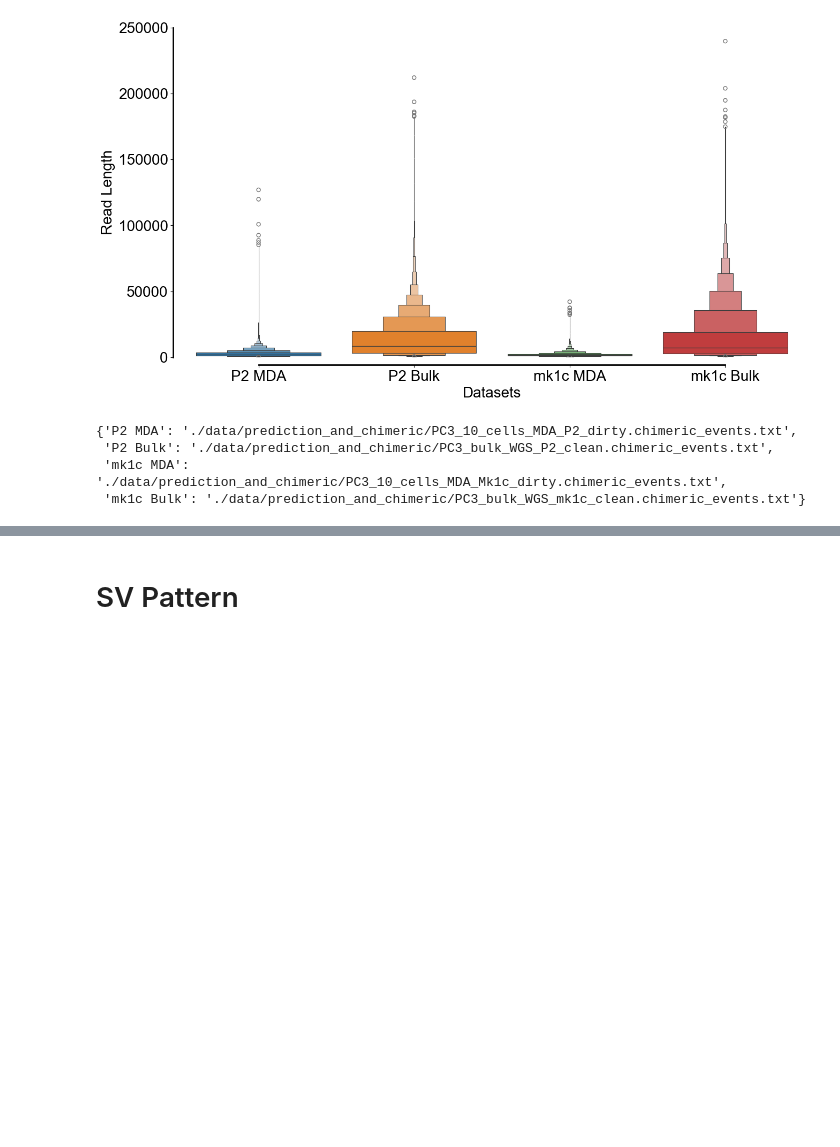
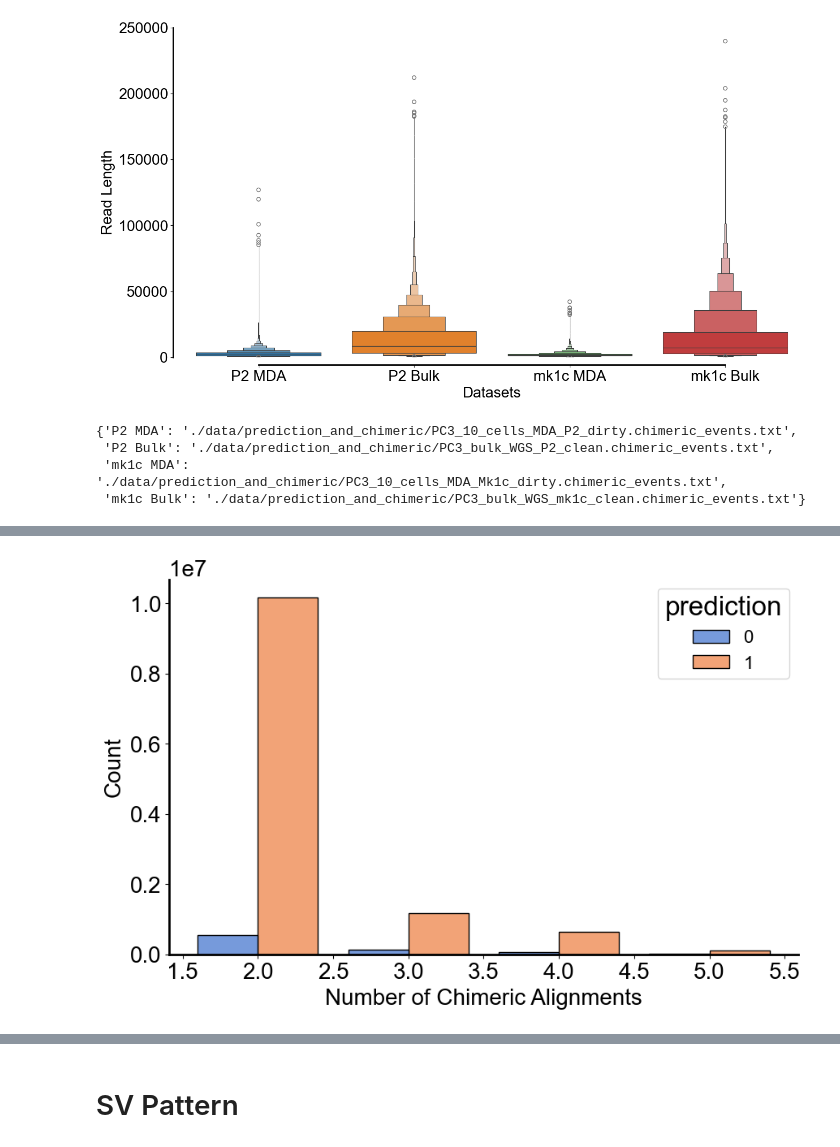
Before and after one commit to cauliyang/chimeralm_paper, a Jupyter notebook: figures/draw_figures.ipynb, the cells around one changed output, grey strips where cells are left out. Cells and saved outputs as stored; diff of their text form; code cells hidden in the pictures; blank space fills up the shorter version.

```diff
--- a/figures/draw_figures.ipynb
+++ b/figures/draw_figures.ipynb
@@ -542,0 +636,41 @@ plot_read_length_distribution_from_npz(
+# %%
+p2_data_by_prediciton  = anno(
+    prediction_file=Path(
+        "./data/prediction_and_chimeric/hyena_p2_765108_bulk_p2_predicts.txt"
+    ),
+    chimeric_events_file=Path(
+        "./data/prediction_and_chimeric/PC3_10_cells_MDA_P2_dirty.chimeric_events.txt"
+    ),
+)
+
+mk1c_data_by_prediction = anno(
+    prediction_file=Path(
+        "./data/prediction_and_chimeric/hyena_p2_765108_bulk_mk1c_predicts.txt"
+    ),
+    chimeric_events_file=Path(
+        "./data/prediction_and_chimeric/PC3_10_cells_MDA_Mk1c_dirty.chimeric_events.txt"
+    ))
+# %%
+def draw_chimeric_alignments_histogram_by_prediction(result: dict[str, list[int]], figsize=(10, 6), filter_num_chimeric_alignments=5, figname=None):
+    result_df = pd.DataFrame(
+        [(key, *value) for key, value in result.items()],
+        columns=["read_name", "num_chimeric_alignments", "prediction"],
+    )
+    filter_result_df = result_df[result_df["num_chimeric_alignments"] <= filter_num_chimeric_alignments]
+    # Draw a histogram for num_chimeric_alignments with hue by prediction
+    plt.figure(figsize=figsize)
+    sns.histplot(
+        data=filter_result_df,
+        x="num_chimeric_alignments",
+        hue="prediction",
+        multiple="dodge",
+        palette="muted",
+        discrete=True,
+        shrink=0.8,
+    )
+    sns.despine()
+    plt.xlabel("Number of Chimeric Alignments")
+    plt.ylabel("Count")
+
+    if figname is not None:
+        plt.savefig(figname, dpi=300)
@@ -542,0 +685,4 @@ plot_read_length_distribution_from_npz(
+# %%
+draw_chimeric_alignments_histogram_by_prediction(p2_data_by_prediciton, figname="p2_chimeric_alignments_histogram_by_prediction.pdf")
+# %% [output]
+[figure, added]
```
Also changed, not shown: parts of 13 cells of this notebook, 13 other files.
